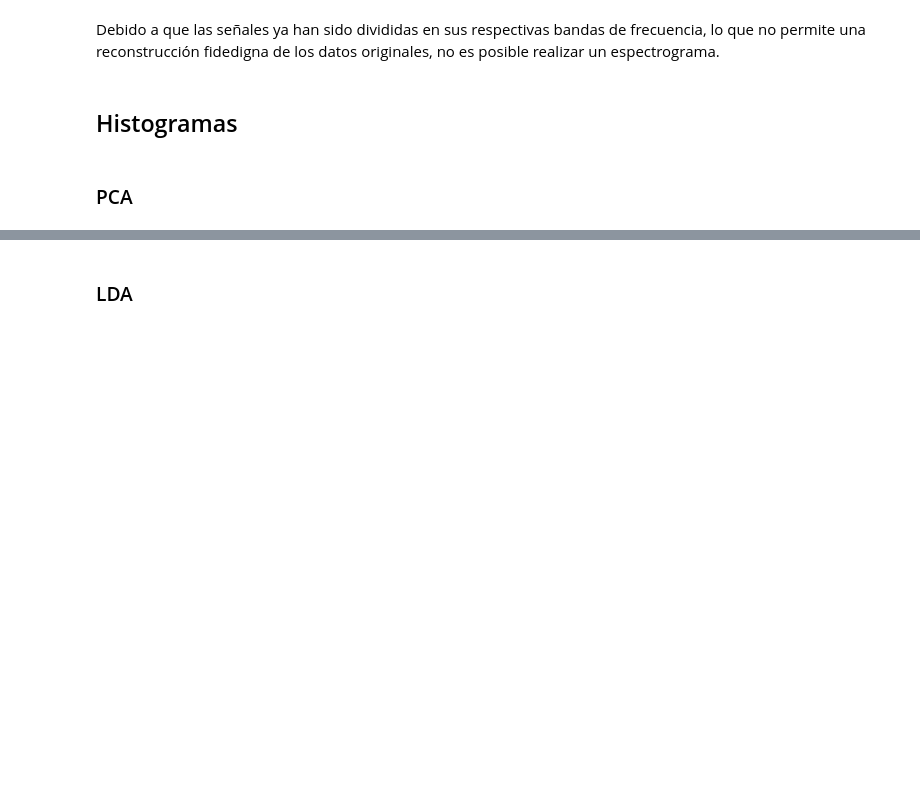
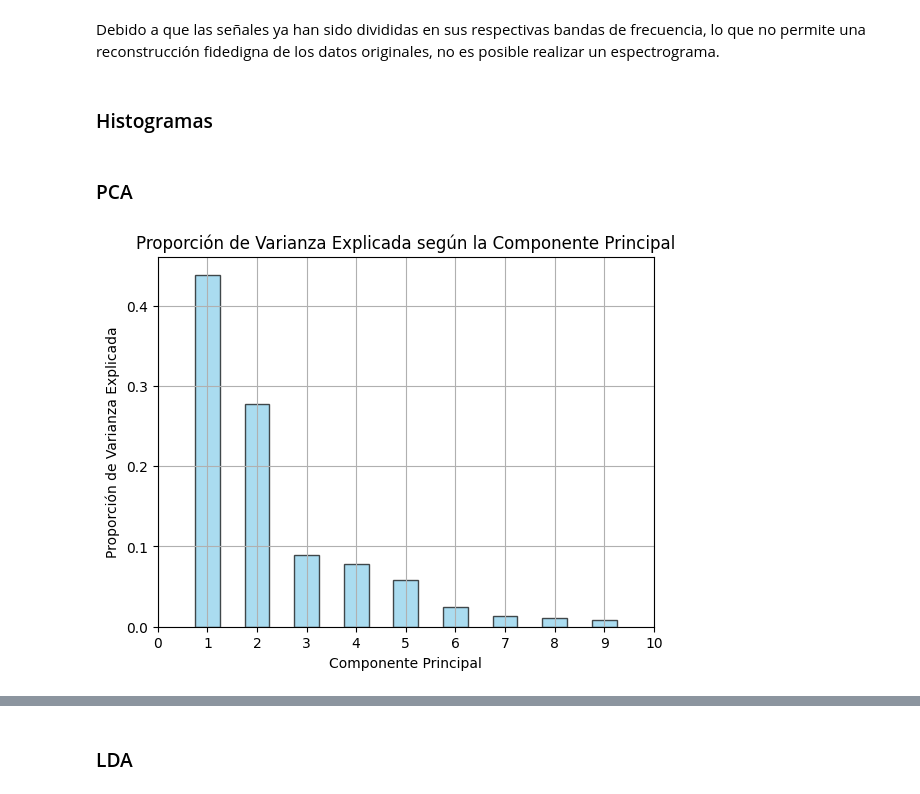
Before and after one commit to franitaa/ADHD-EEG-Game, a Jupyter notebook: ADHD_EEG_Game.ipynb, the cells around one changed output, grey strips where cells are left out. Saved outputs shown, nothing was run; the diff lists cells and outputs as text; code cells hidden in the pictures; blank space fills up the shorter version.

```diff
--- a/ADHD_EEG_Game.ipynb
+++ b/ADHD_EEG_Game.ipynb
@@ -303,6 +308,6 @@ plt.show()
 # %% [markdown]
 Debido a que las señales ya han sido divididas en sus respectivas bandas de frecuencia, lo que no permite una reconstrucción fidedigna de los datos originales, no es posible realizar un espectrograma.
 # %% [markdown]
-## Histogramas
+### Histogramas
 # %% [markdown]
 ### PCA
@@ -308,0 +318,11 @@ Debido a que las señales ya han sido divididas en sus respectivas bandas de fre
+# %%
+plt.bar(range(1, len(explained_variance_ratio) + 1), explained_variance_ratio, color='skyblue', width=0.5, edgecolor='black', alpha=0.7)
+plt.xlabel('Componente Principal')
+plt.ylabel('Proporción de Varianza Explicada')
+plt.title('Proporción de Varianza Explicada según la Componente Principal')
+plt.xlim(0, 10)
+plt.xticks(range(0, 11))
+plt.grid(True)
+plt.show()
+# %% [output]
+[figure, added]
```
Also changed, not shown: parts of 10 cells of this notebook.
